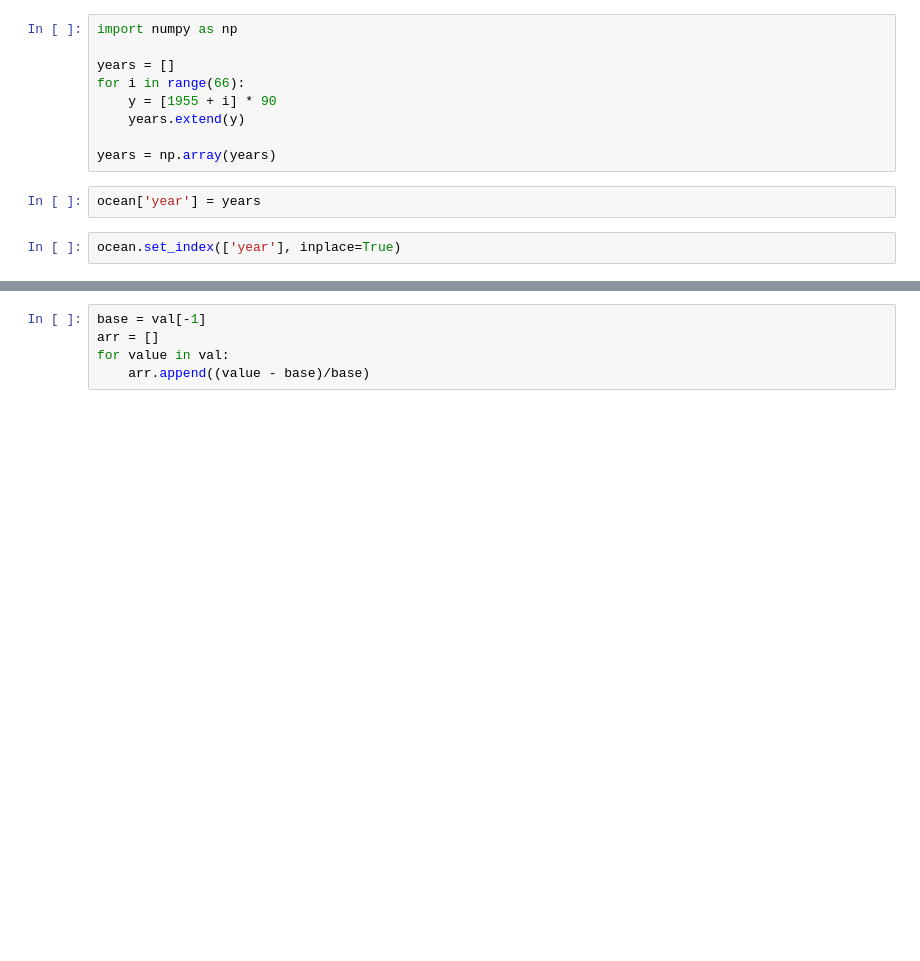
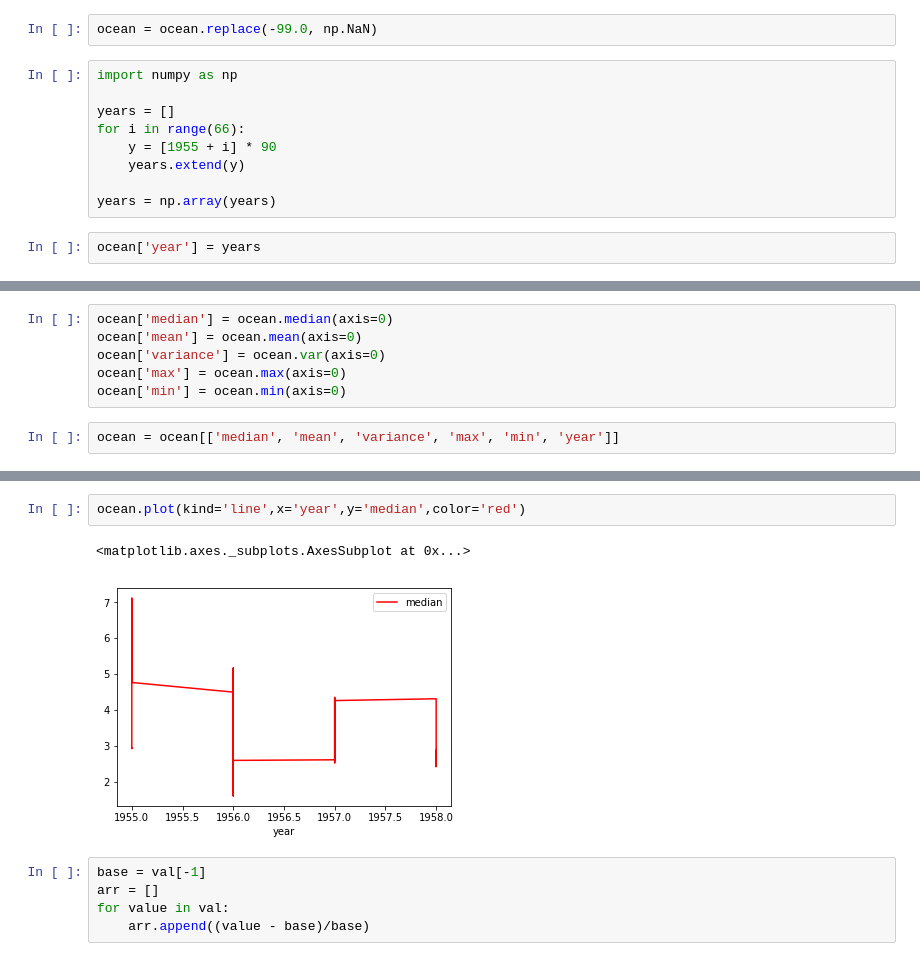
Before and after one commit to farismosman/cc-eblocks, a Jupyter notebook: data/data_prep.ipynb, the cells around one changed output, grey strips where cells are left out. Drawn from its saved outputs; the diff is of its cells as text; blank space fills up the shorter version.

```diff
--- a/data/data_prep.ipynb
+++ b/data/data_prep.ipynb
@@ -26,6 +26,8 @@ ocean.columns = range(10)
 ocean.to_csv('oceans/data.csv')
 # %%
 ocean = pd.DataFrame(data=ocean.values.reshape((5940, 360)), columns=range(360))
+# %%
+ocean = ocean.replace(-99.0, np.NaN)
 # %%
 import numpy as np
 
@@ -37,5 +39,3 @@ for i in range(66):
 years = np.array(years)
 # %%
 ocean['year'] = years
-# %%
-ocean.set_index(['year'], inplace=True)
@@ -43,0 +59,8 @@ ocean.to_csv('oceans/indexed_data.csv')
+# %%
+ocean['median'] = ocean.median(axis=0)
+ocean['mean'] = ocean.mean(axis=0)
+ocean['variance'] = ocean.var(axis=0)
+ocean['max'] = ocean.max(axis=0)
+ocean['min'] = ocean.min(axis=0)
+# %%
+ocean = ocean[['median', 'mean', 'variance', 'max', 'min', 'year']]
@@ -44,3 +93,8 @@ ocean.to_csv('oceans/indexed_data.csv')
+# %%
+ocean.plot(kind='line',x='year',y='median',color='red')
+# %% [output]
+<matplotlib.axes._subplots.AxesSubplot at 0x...>
+[figure, added]
 # %%
 base = val[-1]
 arr = []
```
Also changed, not shown: parts of 7 cells of this notebook, 5 other files.
